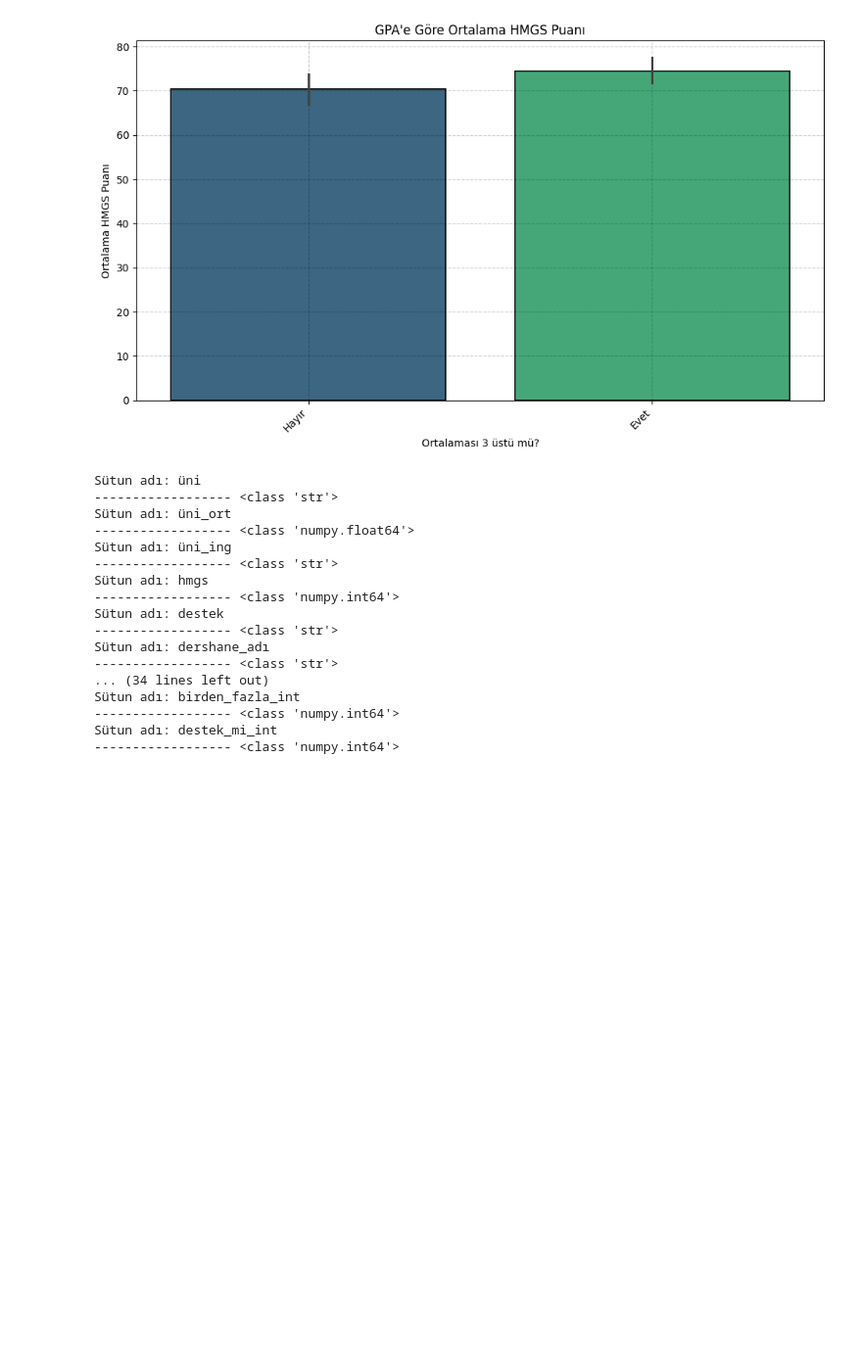
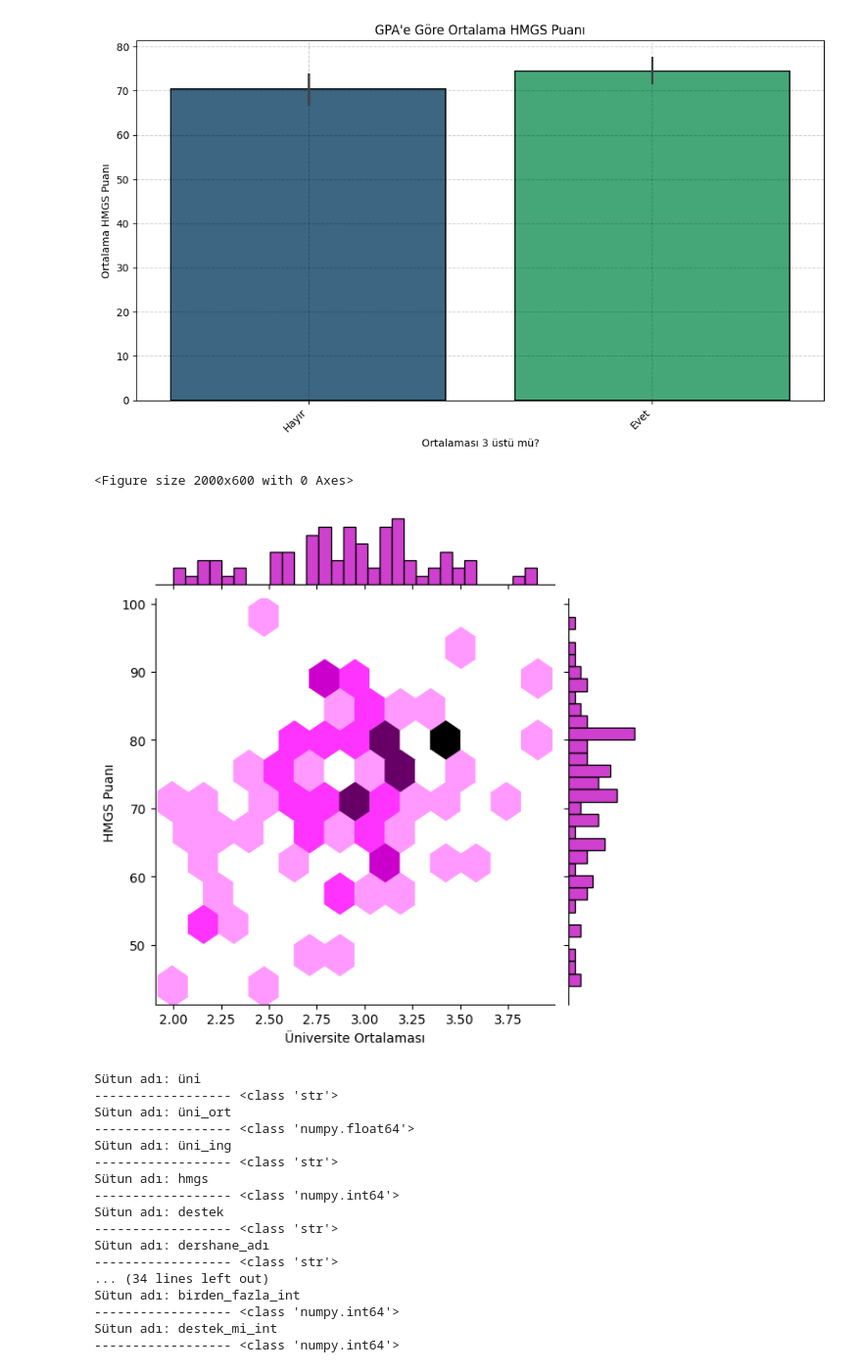
Before and after one commit to kemaldoguoktay/hmgs-analiz, a Jupyter notebook: hmgs.ipynb, the cells around one changed output. Shown at 98% size. Cells and saved outputs as stored; diff of their text form; code cells hidden in the pictures; blank space fills up the shorter version.

```diff
--- a/hmgs.ipynb
+++ b/hmgs.ipynb
@@ -1104,6 +1106,17 @@ plt.tight_layout()  # Grafiğin düzgün bir şekilde görüntülenmesini sağla
 plt.show()
 # %% [output]
 [figure]
+# %%
+plt.figure(figsize=(20, 6))
+sns.jointplot(x=df["üni_ort"], y=df["hmgs"], kind='hex', color="m",
+              joint_kws=dict(gridsize=12),
+              marginal_kws=dict(bins=30, fill=True))
+plt.xlabel('Üniversite Ortalaması')
+plt.ylabel('HMGS Puanı')
+plt.show()
+# %% [output]
+<Figure size 2000x600 with 0 Axes>
+[figure, added]
 # %%
 for i in df.columns:
   print(f"Sütun adı: {df[i].name}" "\n------------------", type(df[i][0]))
```
Also changed, not shown: parts of 1 cell of this notebook.
